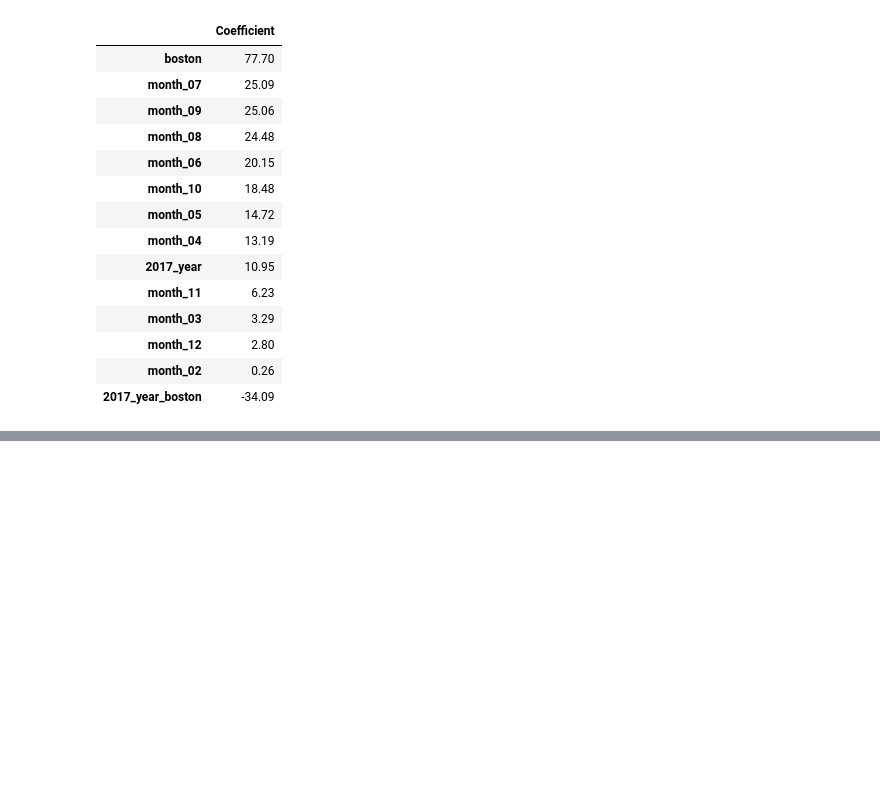
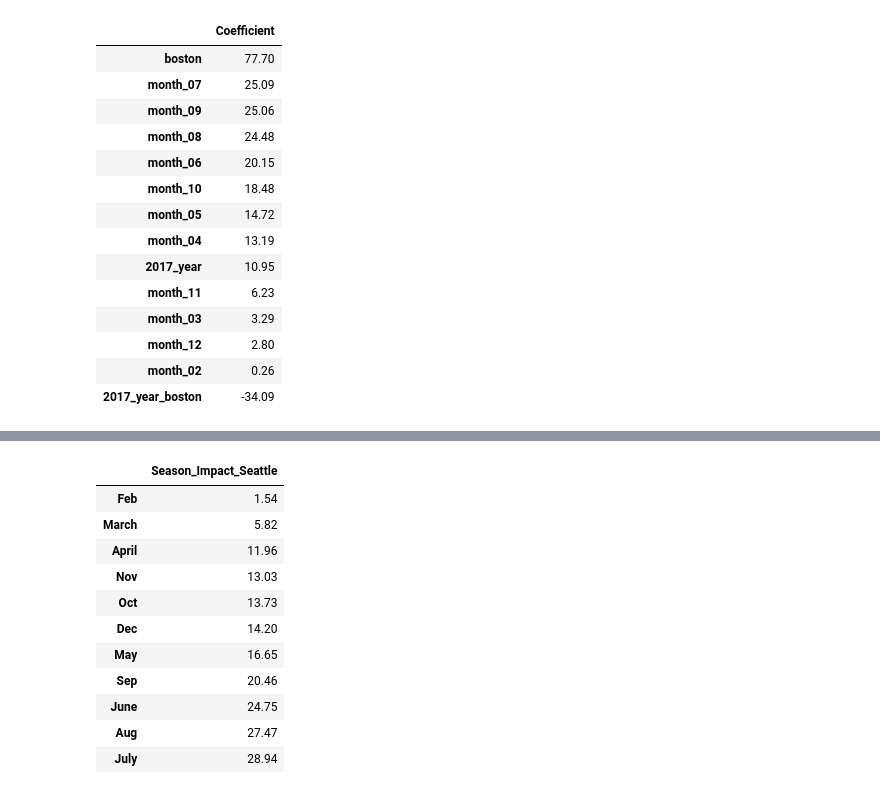
Before and after one commit to iaroslavm/udacity-project-1, a Jupyter notebook: airbnb_data_analysis.ipynb, the cells around one changed output, grey strips where cells are left out. Saved outputs shown, nothing was run; the diff lists cells and outputs as text; code cells hidden in the pictures; blank space fills up the shorter version.

```diff
--- a/airbnb_data_analysis.ipynb
+++ b/airbnb_data_analysis.ipynb
@@ -555,0 +604,16 @@ monthly_calendar_df.groupby(['boston','2017_year']).count()
+# %%
+# Sort values for Seattle
+seasonality_df[['Season_Impact_Seattle']].sort_values('Season_Impact_Seattle').head(11)
+# %% [output]
+|  | Season_Impact_Seattle |
+| Feb | 1.54 |
+| March | 5.82 |
+| April | 11.96 |
+| Nov | 13.03 |
+| Oct | 13.73 |
+| Dec | 14.20 |
+| May | 16.65 |
+| Sep | 20.46 |
+| June | 24.75 |
+| Aug | 27.47 |
+| July | 28.94 |
```
Also changed, not shown: parts of 8 cells of this notebook.
